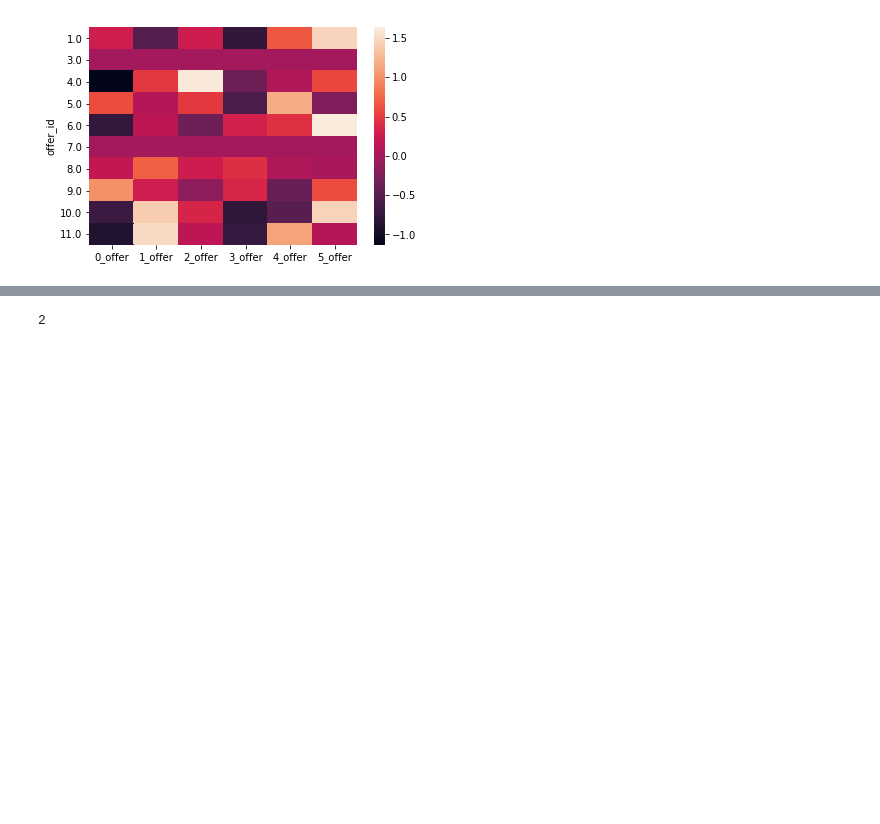
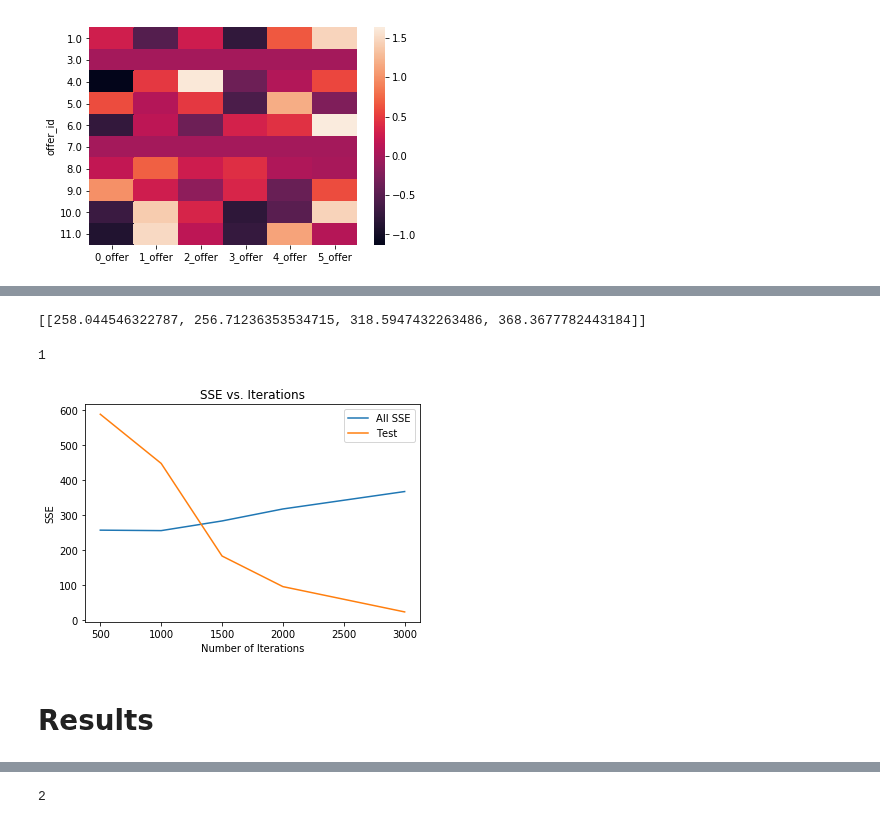
Before and after one commit to madkehl/Capstone, a Jupyter notebook: Starbucks Capstone .ipynb, the cells around one changed output, grey strips where cells are left out. Saved outputs shown, nothing was run; the diff lists cells and outputs as text; code cells hidden in the pictures; blank space fills up the shorter version.

```diff
--- a/Starbucks Capstone .ipynb
+++ b/Starbucks Capstone .ipynb
@@ -1068,14 +1024,3 @@ Boolean Series key will be reindexed to match DataFrame index.
 df_train = df_gb_time.head(int(np.rint(df_gb_time.shape[0]*.7)))
 df_test = df_gb_time.tail(int(np.rint(df_gb_time.shape[0]*.3)))
 user_item_train, user_item_test, test_idx, test_arts = create_test_and_train_user_item(df_train, df_test)
-
-sse_tests = []
-sse_alls = []
-latent_factors = []
-
-learning_rate = 0.000001
-for i in range(8, 10, 3):
-    sse_test_ls, sse_all_ls = test_different_lf(i, learning_rate, iter_ls = range(5000, 5400, 200))
-    sse_tests.append(sse_test_ls)
-    sse_alls.append(sse_all_ls)
-    latent_factors.append(i)
@@ -1087,0 +1027,11 @@ See the caveats in the documentation: https://pandas.pydata.org/pandas-docs/stab
+# %%
+#sse_tests = []
+#sse_alls = []
+#latent_factors = []
+
+learning_rate = 0.0005
+for i in range(8, 10, 3):
+    sse_test_ls, sse_all_ls = test_different_lf(i, learning_rate, iter_ls =[1200])
+    sse_tests.append(sse_test_ls)
+    sse_alls.append(sse_all_ls)
+    latent_factors.append(i)
@@ -1087,0 +1056,18 @@ See the caveats in the documentation: https://pandas.pydata.org/pandas-docs/stab
+# %%
+sse_tests2 = [[sse_tests[0][0], sse_tests[0][1], sse_tests[3][0], sse_tests[2][0], sse_tests[1][0]]]
+sse_alls2 =[[sse_alls[0][0], sse_alls[0][1], sse_alls[3][0], sse_alls[2][0], sse_alls[1][0]]]
+# %%
+sse_tests2
+# %% [output]
+[[258.044546322787, 256.71236353534715, 318.5947432263486, 368.3677782443184]]
+# %%
+#learning rate .0005
+for i, j in enumerate(sse_tests2):
+   # print(latent_factors[i])
+    print(len(sse_tests2))
+    plot_sse_fig([500,1000,1500, 2000, 3000],j, sse_alls2[i])
+# %% [output]
+1
+[figure, added]
+# %% [markdown]
+# Results
```
Also changed, not shown: parts of 39 cells of this notebook, 1 other file.
